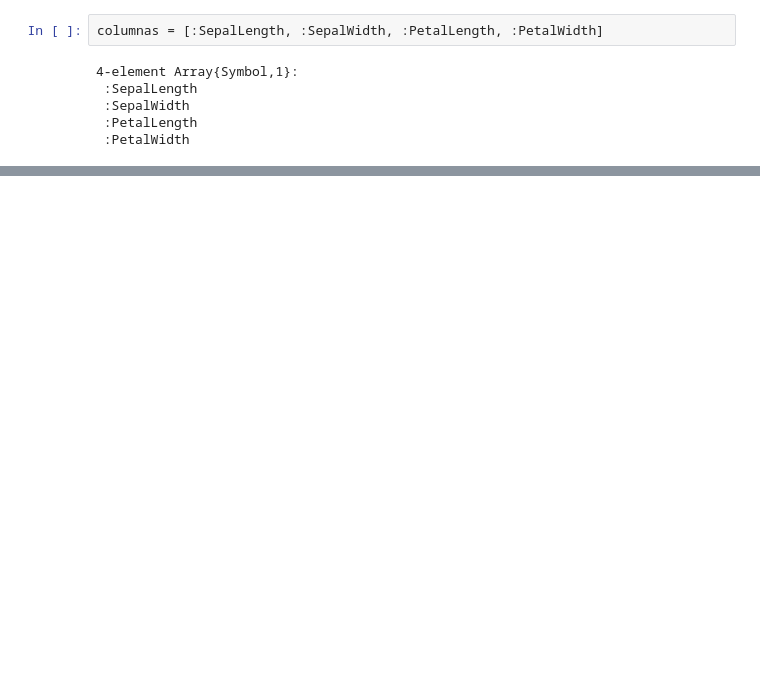
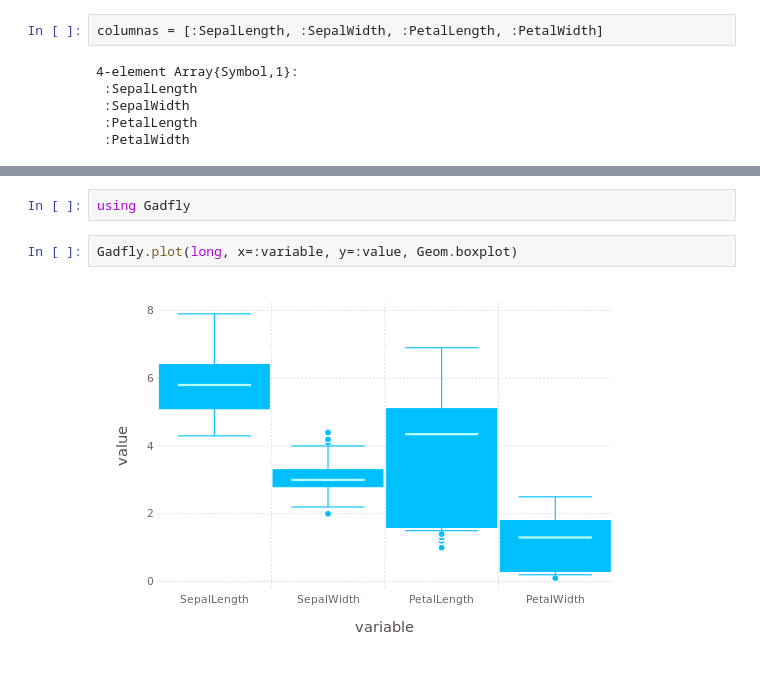
Before and after one commit to diegozea/AnalisisDeDatosCualitativos.jl, a Jupyter notebook: material/I.2.AnalisisDescriptivoDeDatos.ipynb, the cells around one changed output, grey strips where cells are left out. Cells and saved outputs as stored; diff of their text form; blank space fills up the shorter version.

```diff
--- a/material/I.2.AnalisisDescriptivoDeDatos.ipynb
+++ b/material/I.2.AnalisisDescriptivoDeDatos.ipynb
@@ -283,0 +366,6 @@ density(iris, columnas', alpha=0.5, legend=true, fill=0)
+# %%
+using Gadfly
+# %%
+Gadfly.plot(long, x=:variable, y=:value, Geom.boxplot)
+# %% [output]
+[figure, added]
```
Also changed, not shown: parts of 26 cells of this notebook, 1 other file.
